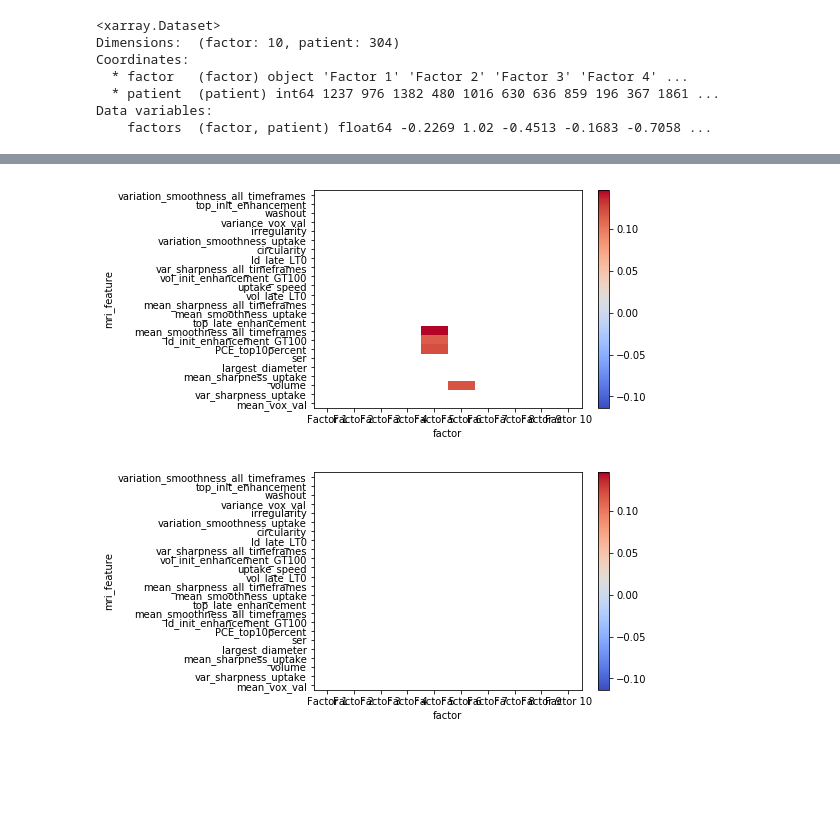
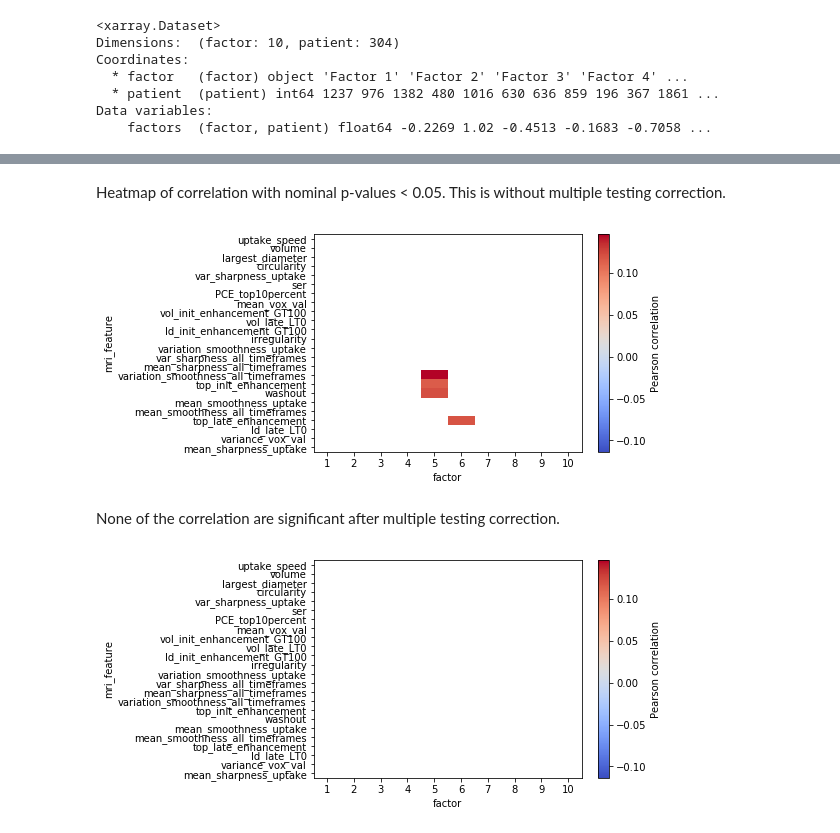
Before and after one commit to NKI-CCB/imagene-analysis, a Jupyter notebook: notebooks/tycho-analyze-sfa-with-features.ipynb, the cells around one changed output, grey strips where cells are left out. Drawn from its saved outputs; the diff is of its cells as text; code cells hidden in the pictures; blank space fills up the shorter version.

```diff
--- a/notebooks/tycho-analyze-sfa-with-features.ipynb
+++ b/notebooks/tycho-analyze-sfa-with-features.ipynb
@@ -51,6 +57,7 @@ factor_feature_cor = xr.DataArray(
         'mri_feature': mri_features,
     },
 )
+factor_feature_cor.name = "Pearson correlation"
 factor_feature_cor_nom_p = factor_feature_cor.copy()
 
 for feature in factor_feature_cor['mri_feature']:
@@ -71,3 +78,5 @@ factor_feature_cor_p = np.fmax(
     factor_feature_cor_nom_p.shape[0] *
     factor_feature_cor_nom_p.shape[0],
     1.0)
+
+short_factor_name = [f.item()[7:] for f in sfa['factor']]
@@ -78,8 +89,12 @@ plot.heatmap(factor_feature_cor.T, cmap='coolwarm', row_dendrogram=True)
+# %% [markdown]
+Heatmap of correlation with nominal p-values < 0.05. This is without multiple testing correction.
 # %%
-plot.heatmap(factor_feature_cor.T, mask=factor_feature_cor_nom_p.T > 0.05, cmap='coolwarm', row_dendrogram=True)
+plot.heatmap(factor_feature_cor.T, mask=factor_feature_cor_nom_p.T > 0.05, cmap='coolwarm', row_dendrogram=True, xticklabels=short_factor_name)
 # %% [output]
-[figure, old version]
+[figure, new version]
+# %% [markdown]
+None of the correlation are significant after multiple testing correction.
 # %%
-plot.heatmap(factor_feature_cor.T, mask=factor_feature_cor_p.T > 0.25, cmap='coolwarm', row_dendrogram=True)
+plot.heatmap(factor_feature_cor.T, mask=factor_feature_cor_p.T > 0.25, cmap='coolwarm', row_dendrogram=True, xticklabels=short_factor_name)
 # %% [output]
-[figure, old version]
+[figure, new version]
```
Also changed, not shown: parts of 9 cells of this notebook.
